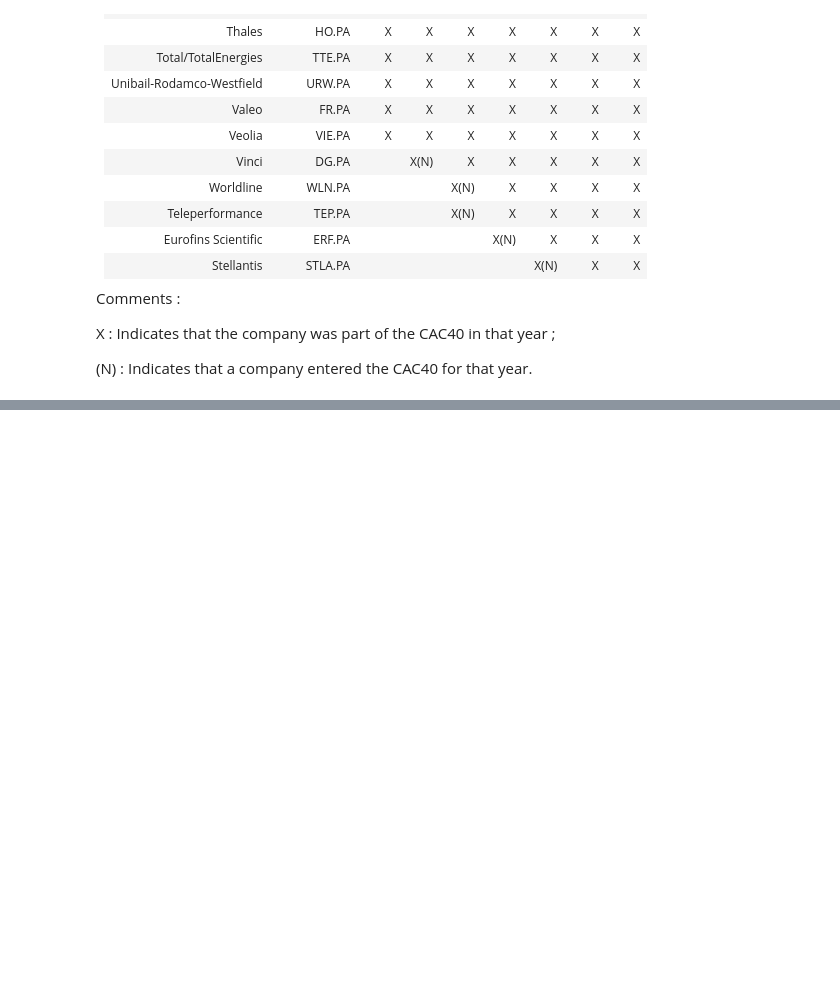
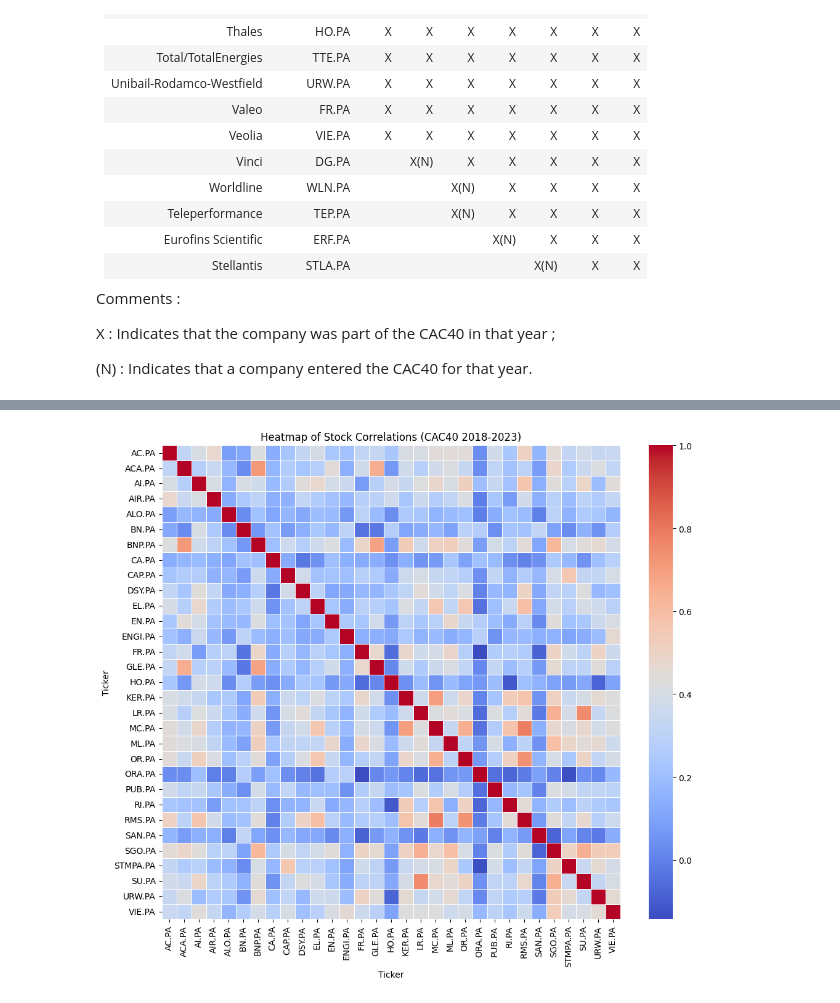
Before and after one commit to AntoineBuffandeau/Data_analysis_on_stocks, a Jupyter notebook: data_related_inn_fin.ipynb, the cells around one changed output, grey strips where cells are left out. Drawn from its saved outputs; the diff is of its cells as text; code cells hidden in the pictures; blank space fills up the shorter version.

Commit message:
Begining of stock network analysis

```diff
--- a/data_related_inn_fin.ipynb
+++ b/data_related_inn_fin.ipynb
@@ -33 +50,15 @@ import matplotlib.pyplot as plt
+# %%
+def plot_heatmap(matrix, title):
+    plt.figure(figsize=(12, 10))
+    sns.heatmap(matrix, annot=False, cmap='coolwarm', linewidths=0.5)
+    plt.title(title)
+    plt.show()
+
+def stronger_corr(matrix):
+    corr_pairs = matrix.unstack()
+    filtered_corr_pairs = corr_pairs[corr_pairs.index.get_level_values(0) != corr_pairs.index.get_level_values(1)]
+    sorted_corr_pairs = filtered_corr_pairs.sort_values(ascending=False)
+    top_10_correlations = sorted_corr_pairs.head(10)
+    print("Top 10 strongest correlations:")
+    print(top_10_correlations)
 # %% [markdown]
@@ -132,0 +186,7 @@ data = yf.download(cac40_tickers, start='2018-01-01', end='2023-12-31')['Adj Clo
+# %%
+returns = data.pct_change().dropna()
+correlation_matrix = returns.corr()
+
+plot_heatmap(correlation_matrix, "Heatmap of Stock Correlations (CAC40 2018-2023)")
+# %% [output]
+[figure, added]
```
Also changed, not shown: parts of 11 cells of this notebook.
